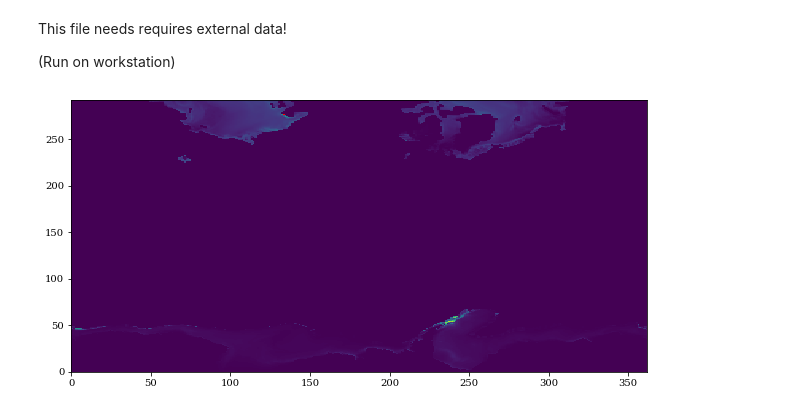
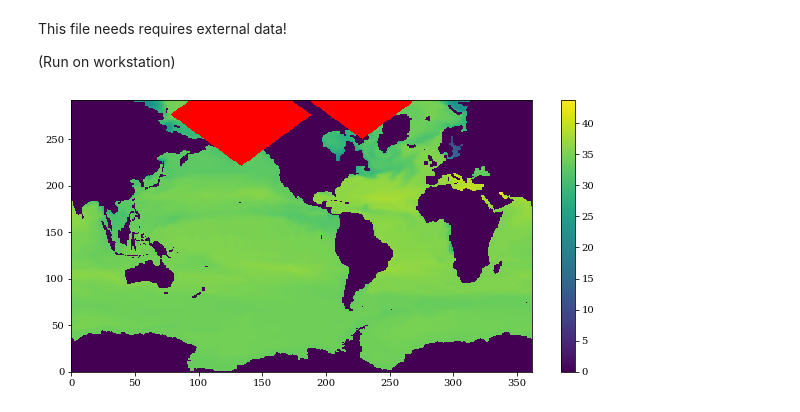
Before and after one commit to erwinlambert/feedback, a Jupyter notebook: notebooks/Makevideo_Arctic.ipynb, the cells around one changed output. Cells and saved outputs as stored; diff of their text form; code cells hidden in the pictures.

```diff
--- a/notebooks/Makevideo_Arctic.ipynb
+++ b/notebooks/Makevideo_Arctic.ipynb
@@ -57,28 +57,32 @@ vmaxs['vomecrty'] = .5
 # %%
 mpl.rcParams['figure.subplot.wspace'] = .2
 mpl.rcParams['figure.subplot.left'] = .1
 mpl.rcParams['figure.subplot.right'] = .9
 mpl.rcParams['figure.figsize'] = (10,5)
 
 run = 'half'
 
 cmap = plt.get_cmap('viridis').copy()
 cmap.set_bad('r')
 
 fname = f'../data/ecefiles/errorfiles/output.abort_{run}.nc'
 ds = xr.open_dataset(fname)
+#print(ds.variables)
 #ds = ds.isel(y=slice(0,105))
 ds = ds.isel(deptht=0)
 lat = ds['nav_lat']
 lon = ds['nav_lon']
-ssh = ds['sithic'].isel(time_counter=0)
+#var = ds['sossheig'].isel(time_counter=0)
+#var = ds['sithic'].isel(time_counter=0)
+var = ds['vosaline'].isel(time_counter=0)
 
 fig = plt.figure()
 
 ax = fig.add_subplot()
-im = ax.pcolormesh(ssh,cmap=cmap)
+im = ax.pcolormesh(var,cmap=cmap)
+plt.colorbar(im)
 plt.show()
 
 ds.close()
 # %% [output]
-[figure, old version]
+[figure, new version]
```
Also changed, not shown: parts of 6 cells of this notebook, 3 other files.
